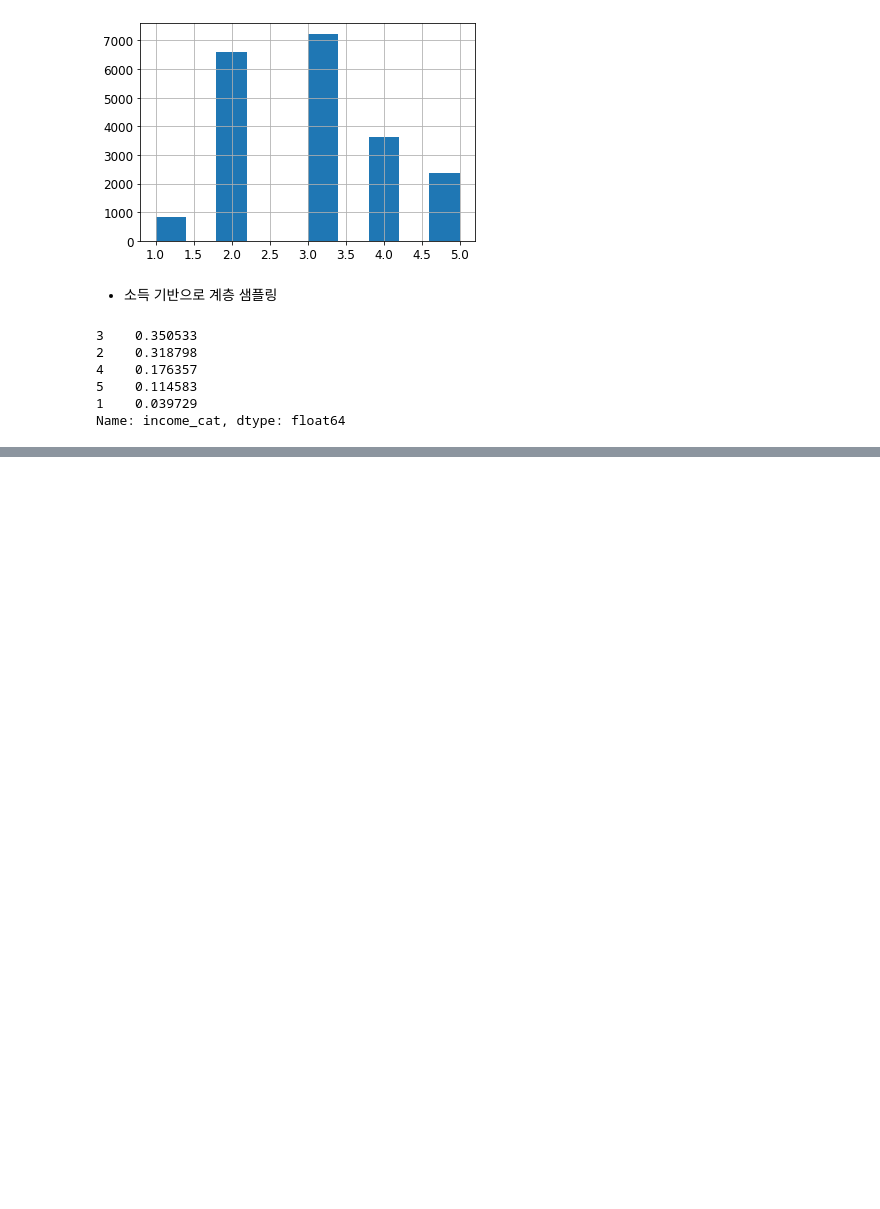
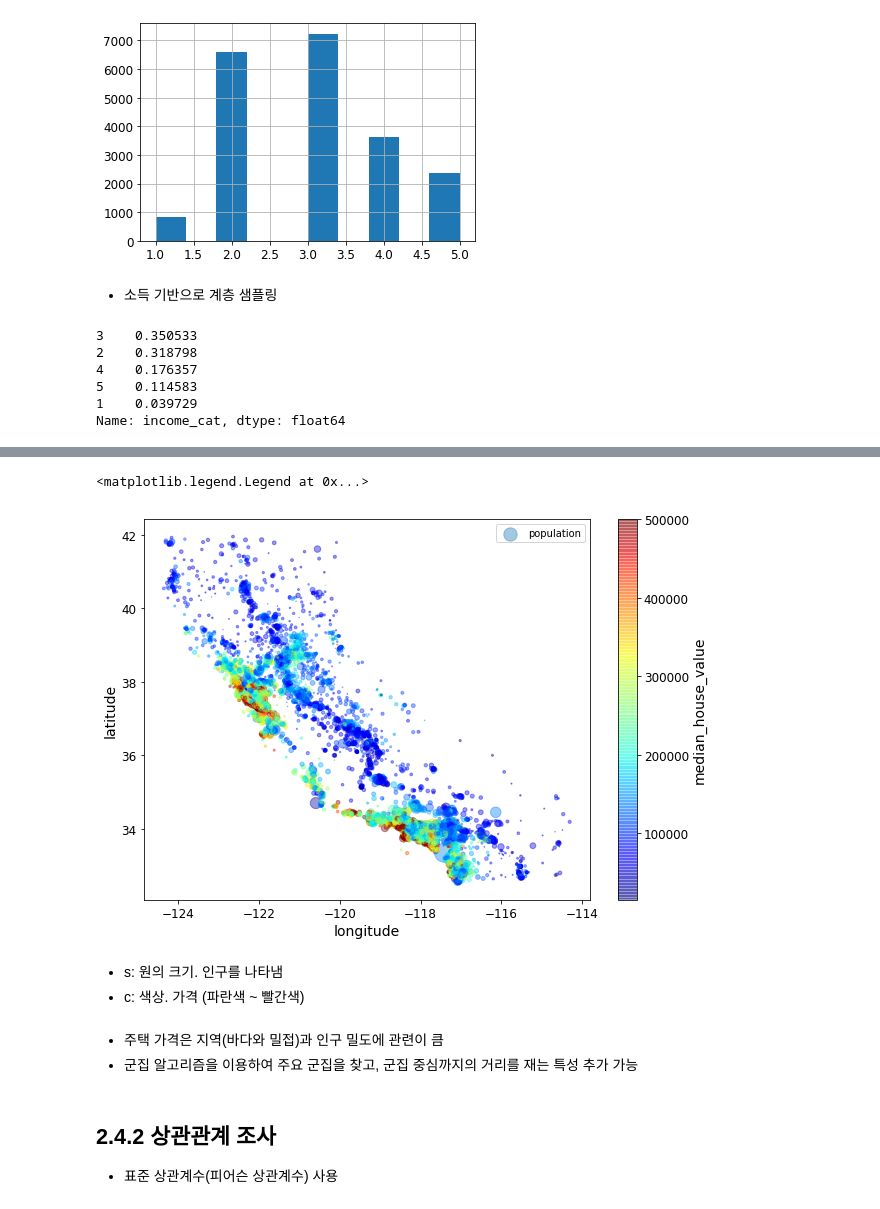
Before and after one commit to wonyoung-ji/statistics, a Jupyter notebook: Hands-On Machine Learning/2장_머신러닝_프로젝트_처음부터_끝까지.ipynb, the cells around one changed output, grey strips where cells are left out. Drawn from its saved outputs; the diff is of its cells as text; code cells hidden in the pictures; blank space fills up the shorter version.

```diff
--- a/Hands-On Machine Learning/2장_머신러닝_프로젝트_처음부터_끝까지.ipynb
+++ b/Hands-On Machine Learning/2장_머신러닝_프로젝트_처음부터_끝까지.ipynb
@@ -224,0 +245,16 @@ for set_ in (strat_train_set, strat_test_set):
+# %%
+housing.plot(kind='scatter', x='longitude', y='latitude', alpha=0.4, s=housing['population']/100, label='population', figsize=(10,7),
+             c='median_house_value', cmap=plt.get_cmap('jet'), colorbar=True, sharex=False)
+plt.legend()
+# %% [output]
+<matplotlib.legend.Legend at 0x...>
+[figure, added]
+# %% [markdown]
+- s: 원의 크기. 인구를 나타냄
+- c: 색상. 가격 (파란색 ~ 빨간색)
+# %% [markdown]
+- 주택 가격은 지역(바다와 밀접)과 인구 밀도에 관련이 큼
+- 군집 알고리즘을 이용하여 주요 군집을 찾고, 군집 중심까지의 거리를 재는 특성 추가 가능
+# %% [markdown]
+## __2.4.2 상관관계 조사__
+- 표준 상관계수(피어슨 상관계수) 사용
```
Also changed, not shown: parts of 19 cells of this notebook.
